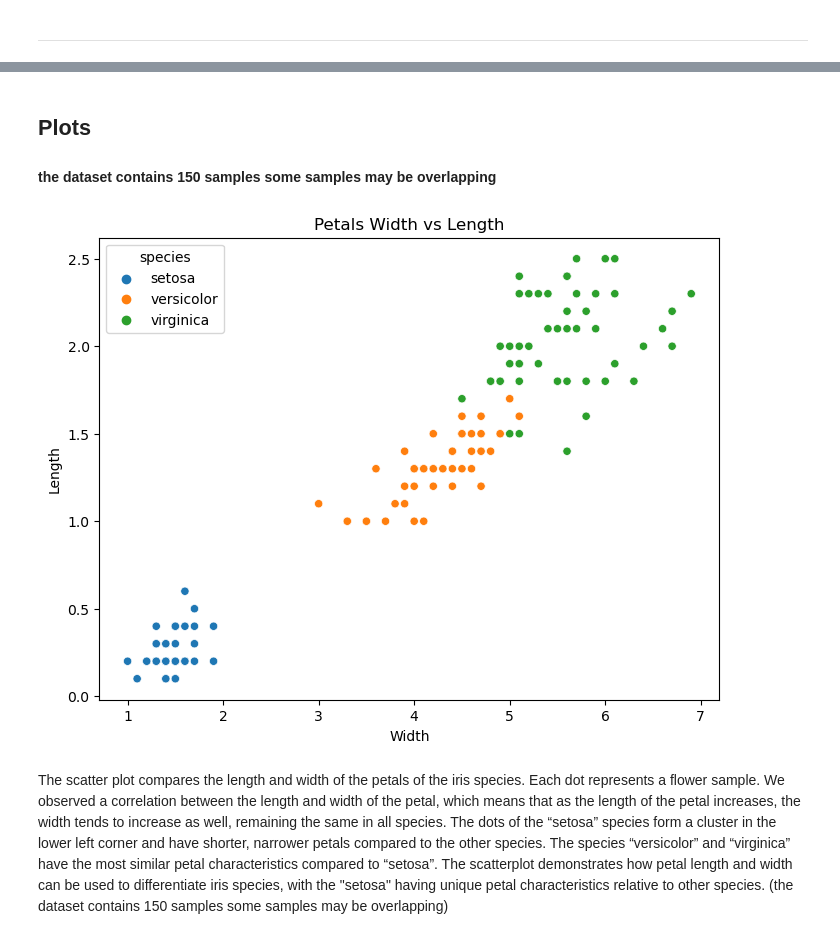
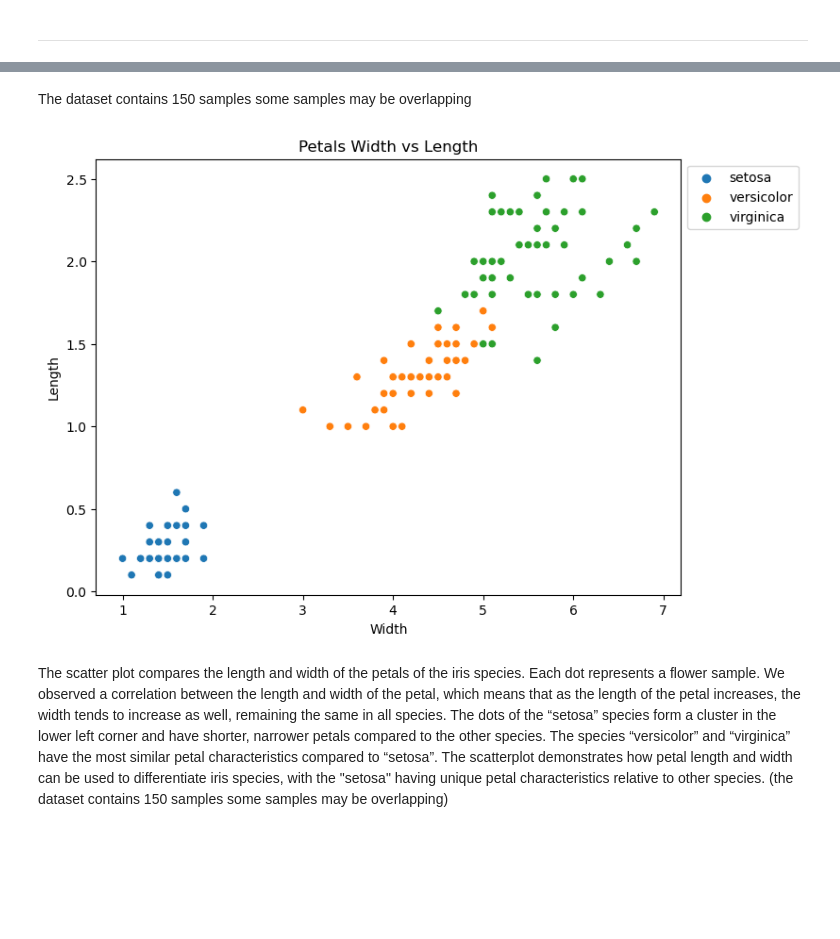
Before and after one commit to GabrielaDomiciano/pands-project, a Jupyter notebook: comments.ipynb, the cells around one changed output, grey strips where cells are left out. Saved outputs shown, nothing was run; the diff lists cells and outputs as text; code cells hidden in the pictures; blank space fills up the shorter version.

```diff
--- a/comments.ipynb
+++ b/comments.ipynb
@@ -447,21 +544,21 @@ ax.set_ylim(0, 4)
 # %% [markdown]
-## Plots
-#### the dataset contains 150 samples some samples may be overlapping
+The dataset contains 150 samples some samples may be overlapping
 # %%
 # https://gist.github.com/mwaskom/de44147ed2974457ad6372750bbe5751
 # The plots below show the relationships between the width and length of petals and sepals of species.
 
 # Sets the figure size and creates a scatter plot showing the relationship between petal width and length,
 # with different iris species represented by different colors.
 plt.figure(figsize=(8,6))
 sns.scatterplot(data = iris_df, x ='petal_length', y ='petal_width', hue ='species')
 plt.title('Petals Width vs Length')
 plt.xlabel('Width')
 plt.ylabel('Length')
 plt.savefig('Petals Width vs Length')
+plt.legend(bbox_to_anchor=(1, 1), loc=2)
 plt.show()
 # %% [output]
-[figure, old version]
+[figure, new version]
 # %% [markdown]
 The scatter plot compares the length and width of the petals of the iris species. Each dot represents a flower sample.
 We observed a correlation between the length and width of the petal, which means that as the length of the petal increases, the width tends to increase as well, remaining the same in all species.
```
Also changed, not shown: parts of 16 cells of this notebook, 1 other file.
